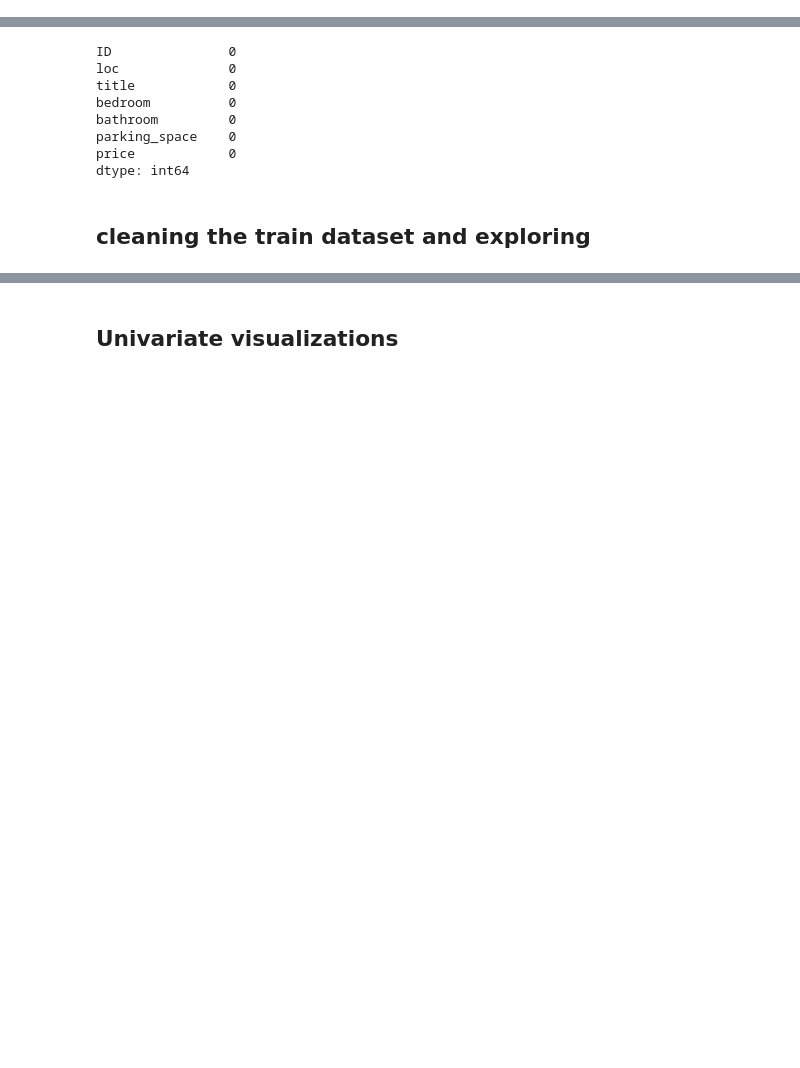
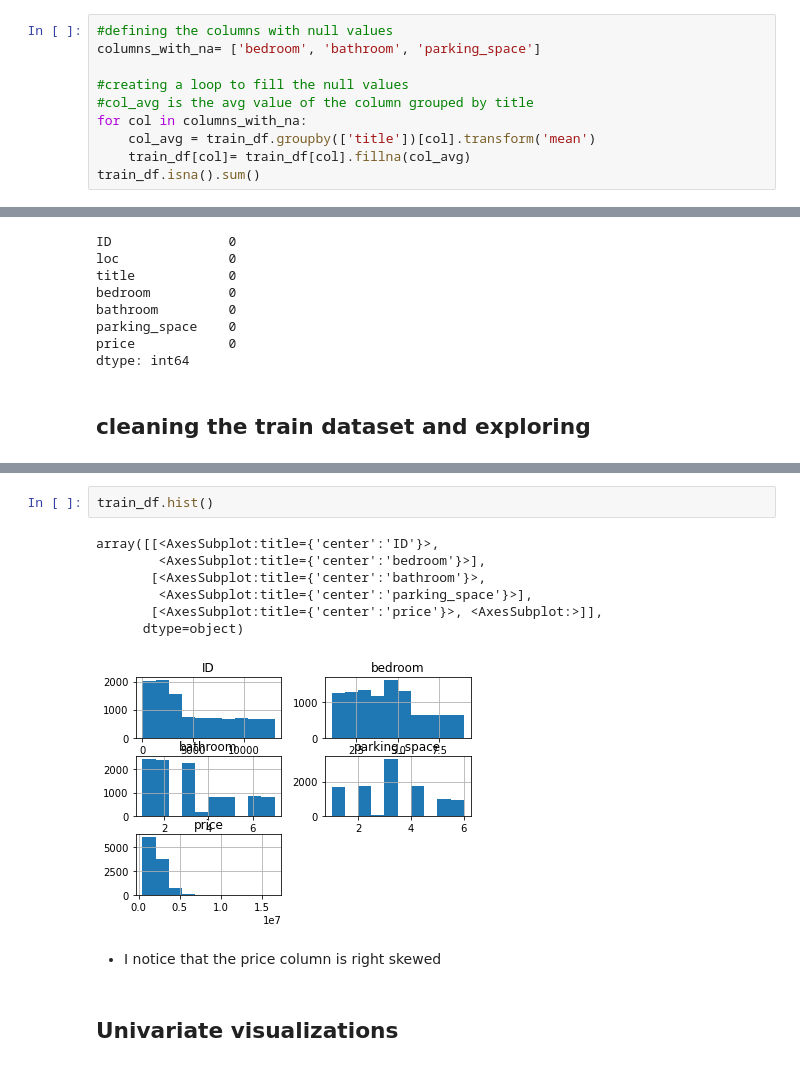
Before and after one commit to Tito-A/DSNBootcampChallenge, a Jupyter notebook: DSN_MLTask.ipynb, the cells around one changed output, grey strips where cells are left out. Saved outputs shown, nothing was run; the diff lists cells and outputs as text; blank space fills up the shorter version.

```diff
--- a/DSN_MLTask.ipynb
+++ b/DSN_MLTask.ipynb
@@ -76,0 +115,10 @@ bed_dpd.
+# %%
+#defining the columns with null values
+columns_with_na= ['bedroom', 'bathroom', 'parking_space']
+
+#creating a loop to fill the null values
+#col_avg is the avg value of the column grouped by title
+for col in columns_with_na:
+    col_avg = train_df.groupby(['title'])[col].transform('mean')
+    train_df[col]= train_df[col].fillna(col_avg)
+train_df.isna().sum()
@@ -111,3 +179,15 @@ memory usage: 765.8+ KB
+# %%
+train_df.hist()
+# %% [output]
+array([[<AxesSubplot:title={'center':'ID'}>,
+        <AxesSubplot:title={'center':'bedroom'}>],
+       [<AxesSubplot:title={'center':'bathroom'}>,
+        <AxesSubplot:title={'center':'parking_space'}>],
+       [<AxesSubplot:title={'center':'price'}>, <AxesSubplot:>]],
+      dtype=object)
+[figure, added]
+# %% [markdown]
+- I notice that the price column is right skewed
 # %% [markdown]
 ## Univariate visualizations
 # %%
```
Also changed, not shown: parts of 58 cells of this notebook, 3 other files.
